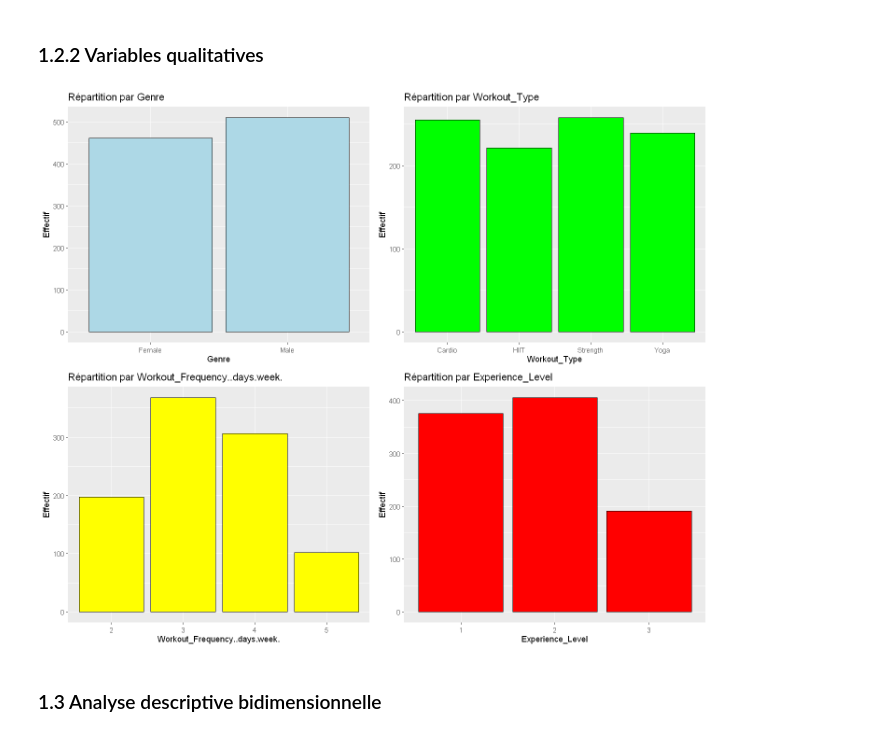
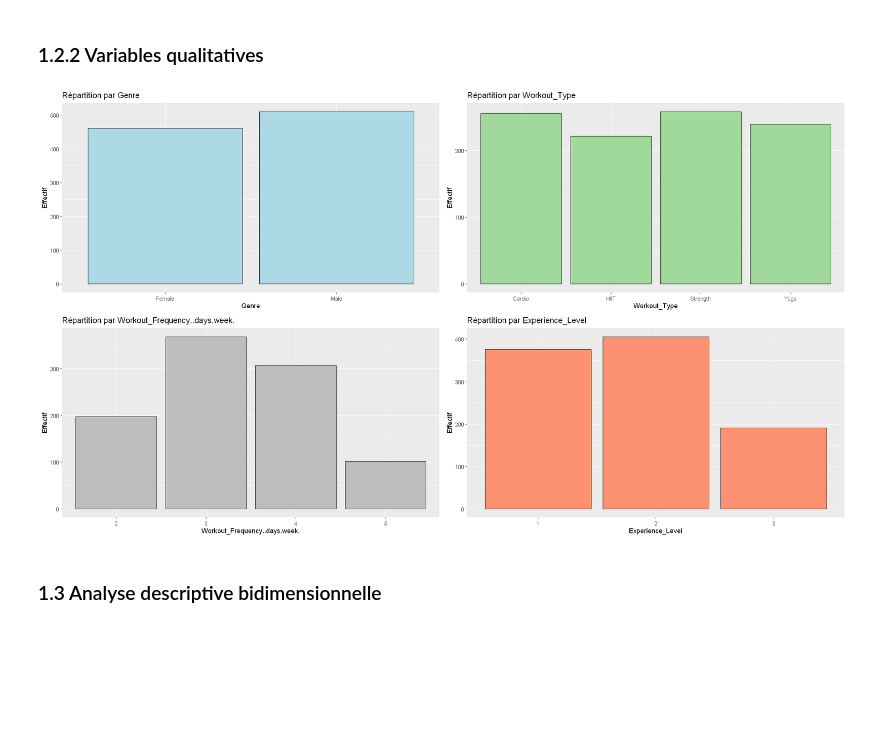
Before and after one commit to Anhquannnnnn/Machine-Learning, a Jupyter notebook: R.ipynb, the cells around one changed output. Cells and saved outputs as stored; diff of their text form; code cells hidden in the pictures; blank space fills up the shorter version.

```diff
--- a/R.ipynb
+++ b/R.ipynb
@@ -207,21 +231,21 @@ $\rightarrow$ Au niveau 1%, la taille et la poids suivent la loi normale
 # %%
 box_cat1 = ggplot(data, aes(x = Gender)) +
   geom_bar(fill = "lightblue", color = "black") +
   labs(title = "Répartition par Genre", x = "Genre", y = "Effectif")
 box_cat2 = ggplot(data, aes(x = Workout_Type)) +
-  geom_bar(fill = "green", color = "black") +
+  geom_bar(fill = brewer.pal(9, "Greens")[4], color = "black") +
   labs(title = "Répartition par Workout_Type", x = "Workout_Type", y = "Effectif")
 box_cat3 = ggplot(data, aes(x = Workout_Frequency..days.week.)) +
-  geom_bar(fill = "yellow", color = "black") +
+  geom_bar(fill = brewer.pal(9, "Greys")[4], color = "black") +
   labs(title = "Répartition par Workout_Frequency..days.week.", x = "Workout_Frequency..days.week.", y = "Effectif")
 box_cat4 = ggplot(data, aes(x = Experience_Level)) +
-  geom_bar(fill = "red", color = "black") +
+  geom_bar(fill = brewer.pal(9, "Reds")[4], color = "black") +
   labs(title = "Répartition par Experience_Level", x = "Experience_Level", y = "Effectif")
-options(repr.plot.width = 12, repr.plot.height = 10)
+options(repr.plot.width = 18, repr.plot.height = 10)
 
 grid.arrange(box_cat1,box_cat2, box_cat3, box_cat4, ncol = 2)
 # %% [output]
-[figure, old version]
+[figure, new version]
 # %% [markdown]
 ### 1.3 Analyse descriptive bidimensionnelle
 # %% [markdown]
```
Also changed, not shown: parts of 22 cells of this notebook.
